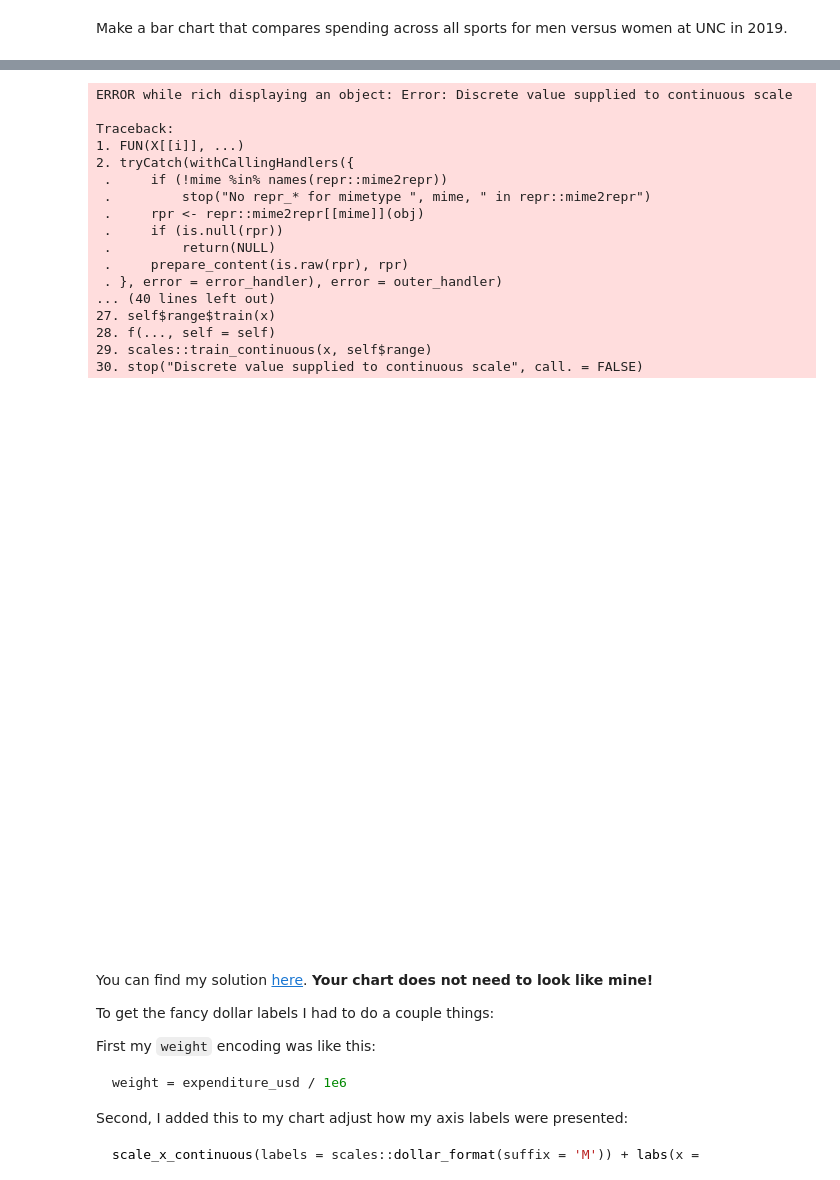
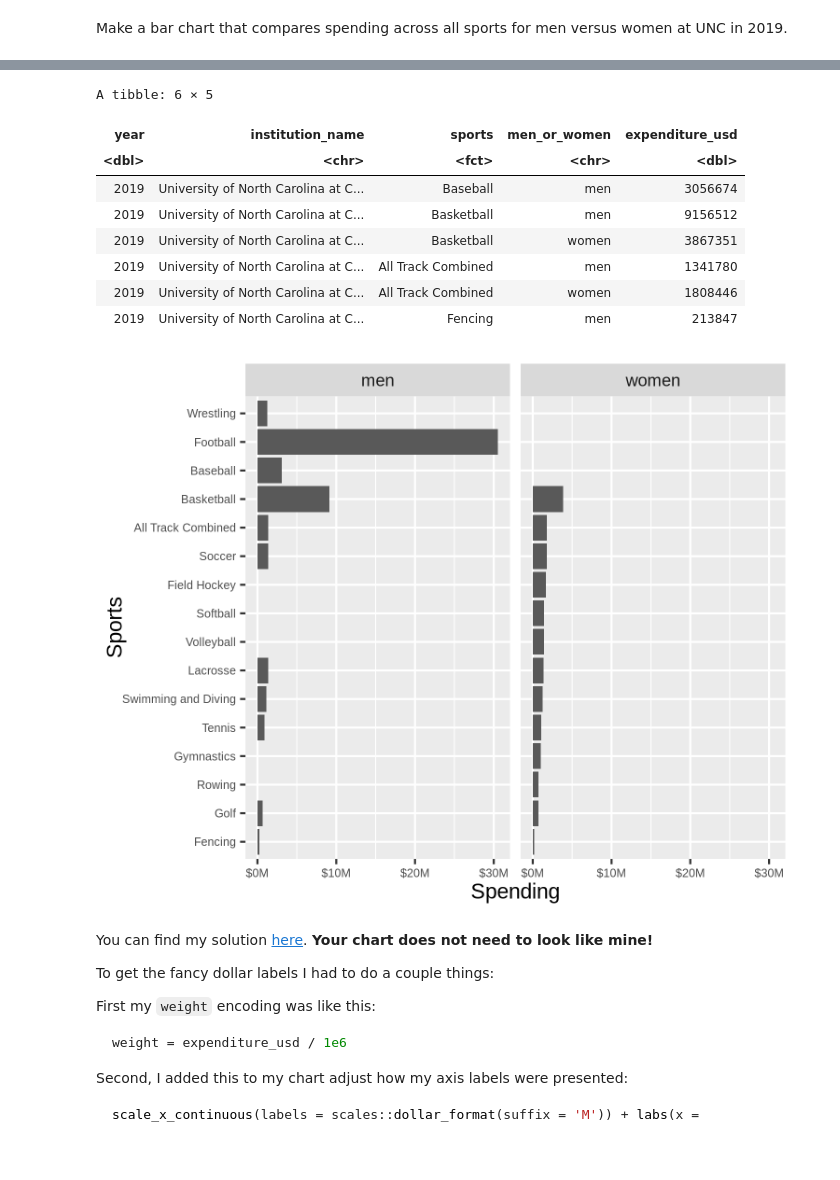
Before and after one commit to sarabryk/bios512, a Jupyter notebook: 02_BIOS512_assignment.ipynb, the cells around one changed output, grey strips where cells are left out. Drawn from its saved outputs; the diff is of its cells as text; code cells hidden in the pictures; blank space fills up the shorter version.

```diff
--- a/02_BIOS512_assignment.ipynb
+++ b/02_BIOS512_assignment.ipynb
@@ -112,31 +65,24 @@ A tibble: 24 × 5
 # %%
-# bar chart code goes here
-p = ggplot(unc_sports_spending_2019, aes(x = sports, weight = expenditure_usd / 1e6)) +
-           geom_bar() +
-           facet_wrap(~men_or_women) +
-           scale_y_continuous(labels = scales::dollar_format()) +
-           #scale_x_continuous(labels = scales::dollar_format(suffix = 'M')) + labs(x = 'Spending') +
-           coord_flip()
+unc_sports_spending_2019 |> head()
+p = ggplot(unc_sports_spending_2019, aes(x = sports, weight = expenditure_usd/1e6)) +
+    geom_bar() +
+    facet_wrap(~men_or_women) +
+    scale_y_continuous(labels = scales::dollar_format(suffix = 'M')) +
+    labs(y = 'Spending', x = "Sports") +
+    coord_flip() +
+    theme(axis.text = element_text(size = 6))
 p
 # %% [output]
-ERROR while rich displaying an object: Error: Discrete value supplied to continuous scale
-
-Traceback:
-1. FUN(X[[i]], ...)
-2. tryCatch(withCallingHandlers({
- .     if (!mime %in% names(repr::mime2repr))
- .         stop("No repr_* for mimetype ", mime, " in repr::mime2repr")
- .     rpr <- repr::mime2repr[[mime]](obj)
- .     if (is.null(rpr))
- .         return(NULL)
- .     prepare_content(is.raw(rpr), rpr)
- . }, error = error_handler), error = outer_handler)
-... (40 lines left out)
-27. self$range$train(x)
-28. f(..., self = self)
-29. scales::train_continuous(x, self$range)
-30. stop("Discrete value supplied to continuous scale", call. = FALSE)
+A tibble: 6 × 5
+| year | institution_name | sports | men_or_women | expenditure_usd |
+| <dbl> | <chr> | <fct> | <chr> | <dbl> |
+| 2019 | University of North Carolina at C... | Baseball | men | 3056674 |
+| 2019 | University of North Carolina at C... | Basketball | men | 9156512 |
+| 2019 | University of North Carolina at C... | Basketball | women | 3867351 |
+| 2019 | University of North Carolina at C... | All Track Combined | men | 1341780 |
+| 2019 | University of North Carolina at C... | All Track Combined | women | 1808446 |
+| 2019 | University of North Carolina at C... | Fencing | men | 213847 |
-[figure, old version]
+[figure, new version]
 # %% [markdown]
 You can find my solution [here](https://raw.githubusercontent.com/chuckpr/BIOS512/main/assignments/unc_sports_spending.png). **Your chart does not need to look like mine!**
 
```
Also changed, not shown: parts of 9 cells of this notebook.
